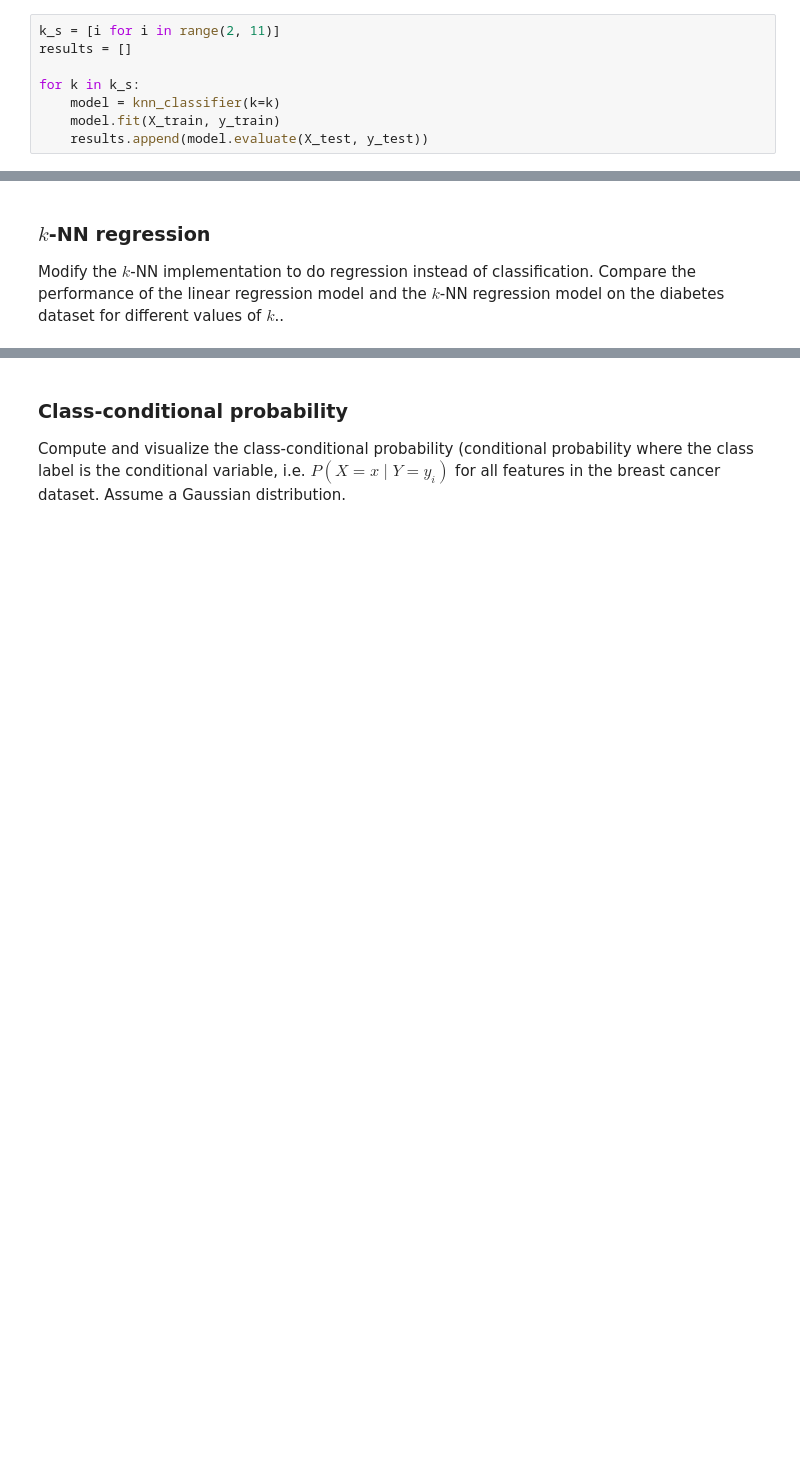
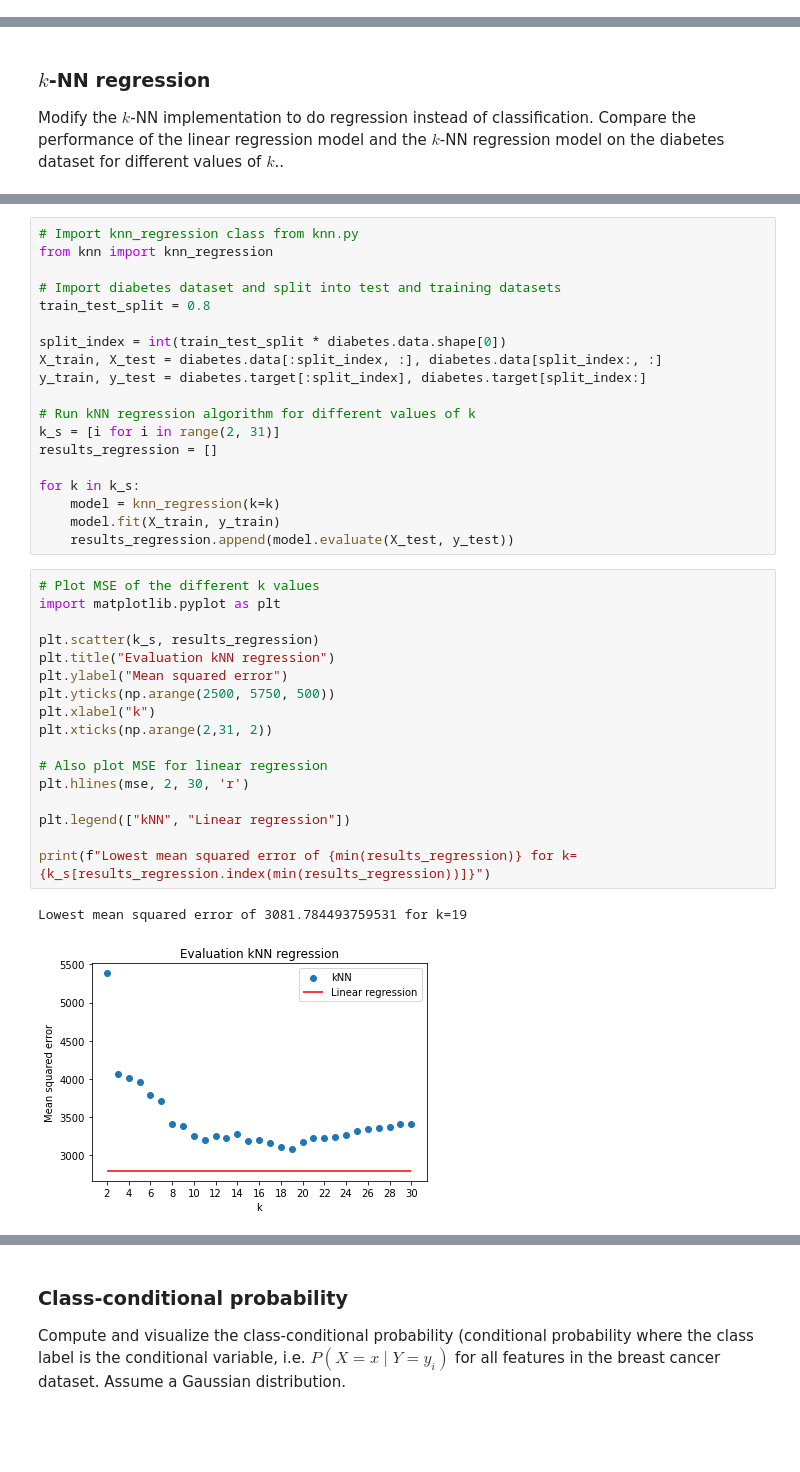
Before and after one commit to sarahlou-dr/8dm50-machine-learning, a Jupyter notebook: practicals/week_1.ipynb, the cells around one changed output, grey strips where cells are left out. Cells and saved outputs as stored; diff of their text form; blank space fills up the shorter version.

```diff
--- a/practicals/week_1.ipynb
+++ b/practicals/week_1.ipynb
@@ -220,8 +199,0 @@ class knn_classifier:
-# %%
-k_s = [i for i in range(2, 11)]
-results = []
-
-for k in k_s:
-    model = knn_classifier(k=k)
-    model.fit(X_train, y_train)
-    results.append(model.evaluate(X_test, y_test))
@@ -295,0 +220,39 @@ Accuracy for k=5: 0.065263
+# %%
+# Import knn_regression class from knn.py
+from knn import knn_regression
+
+# Import diabetes dataset and split into test and training datasets
+train_test_split = 0.8
+
+split_index = int(train_test_split * diabetes.data.shape[0])
+X_train, X_test = diabetes.data[:split_index, :], diabetes.data[split_index:, :]
+y_train, y_test = diabetes.target[:split_index], diabetes.target[split_index:]
+
+# Run kNN regression algorithm for different values of k
+k_s = [i for i in range(2, 31)]
+results_regression = []
+
+for k in k_s:
+    model = knn_regression(k=k)
+    model.fit(X_train, y_train)
+    results_regression.append(model.evaluate(X_test, y_test))
+# %%
+# Plot MSE of the different k values
+import matplotlib.pyplot as plt
+
+plt.scatter(k_s, results_regression)
+plt.title("Evaluation kNN regression")
+plt.ylabel("Mean squared error")
+plt.yticks(np.arange(2500, 5750, 500))
+plt.xlabel("k")
+plt.xticks(np.arange(2,31, 2))
+
+# Also plot MSE for linear regression
+plt.hlines(mse, 2, 30, 'r')
+
+plt.legend(["kNN", "Linear regression"])
+
+print(f"Lowest mean squared error of {min(results_regression)} for k={k_s[results_regression.index(min(results_regression))]}")
+# %% [output]
+Lowest mean squared error of 3081.784493759531 for k=19
+[figure, added]
```
Also changed, not shown: parts of 11 cells of this notebook.
